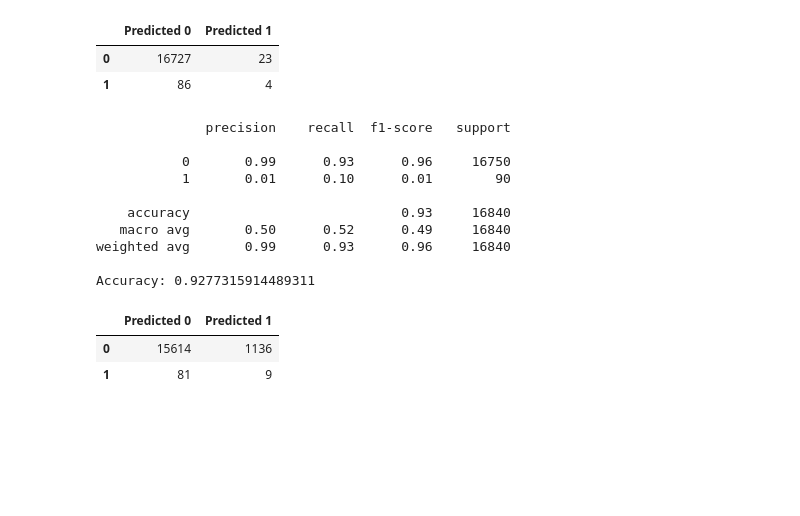
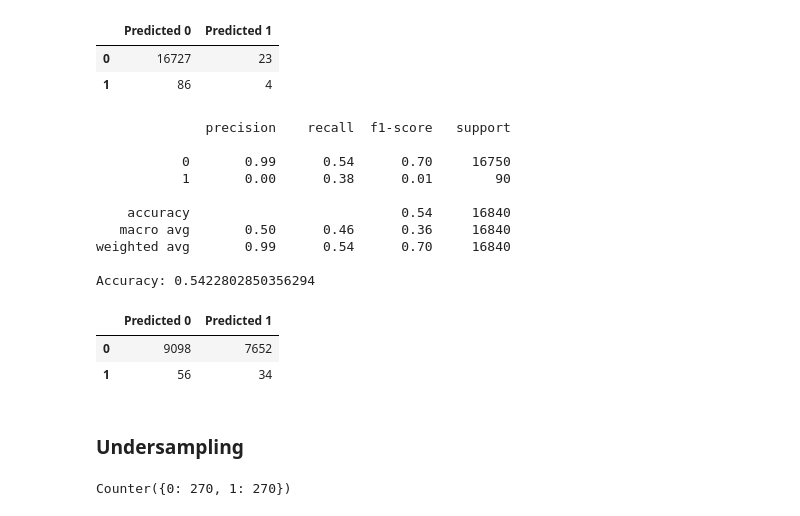
Before and after one commit to tri-bui/sandbox-ml, a Jupyter notebook: lt-credit-risk/credit_risk.ipynb, the cells around one changed output. Cells and saved outputs as stored; diff of their text form; code cells hidden in the pictures; blank space fills up the shorter version.

Commit message:
Add logistic regression with random undersampling

```diff
--- a/lt-credit-risk/credit_risk.ipynb
+++ b/lt-credit-risk/credit_risk.ipynb
@@ -390,25 +391,34 @@ Accuracy: 0.9935273159144893
 | 1 | 86 | 4 |
 # %%
 # Random forest
-forest = RandomForestClassifier(max_samples=0.5, max_features=0.5, random_state=42)
+forest = RandomForestClassifier(max_features=0.5, random_state=42)
 forest.fit(X_train_scaled, y_train)
 
 # Evaluate model
 forest_val_pred = forest.predict(X_val)
 print(classification_report(y_val, forest_val_pred))
 print('Accuracy:', accuracy_score(y_val, forest_val_pred))
 pd.DataFrame(confusion_matrix(y_val, forest_val_pred), index=['0', '1'], columns=['Predicted 0', 'Predicted 1'])
 # %% [output]
               precision    recall  f1-score   support
 
-           0       0.99      0.93      0.96     16750
-           1       0.01      0.10      0.01        90
+           0       0.99      0.54      0.70     16750
+           1       0.00      0.38      0.01        90
 
-    accuracy                           0.93     16840
-   macro avg       0.50      0.52      0.49     16840
-weighted avg       0.99      0.93      0.96     16840
+    accuracy                           0.54     16840
+   macro avg       0.50      0.46      0.36     16840
+weighted avg       0.99      0.54      0.70     16840
 
-Accuracy: 0.9277315914489311
+Accuracy: 0.5422802850356294
 |  | Predicted 0 | Predicted 1 |
-| 0 | 15614 | 1136 |
-| 1 | 81 | 9 |
+| 0 | 9098 | 7652 |
+| 1 | 56 | 34 |
+# %% [markdown]
+### Undersampling
+# %%
+# Random undersampling
+rus = RandomUnderSampler(random_state=42)
+X_rus, y_rus = rus.fit_resample(X_train_scaled, y_train)
+Counter(y_rus)
+# %% [output]
+Counter({0: 270, 1: 270})
```
Also changed, not shown: parts of 2 cells of this notebook.
